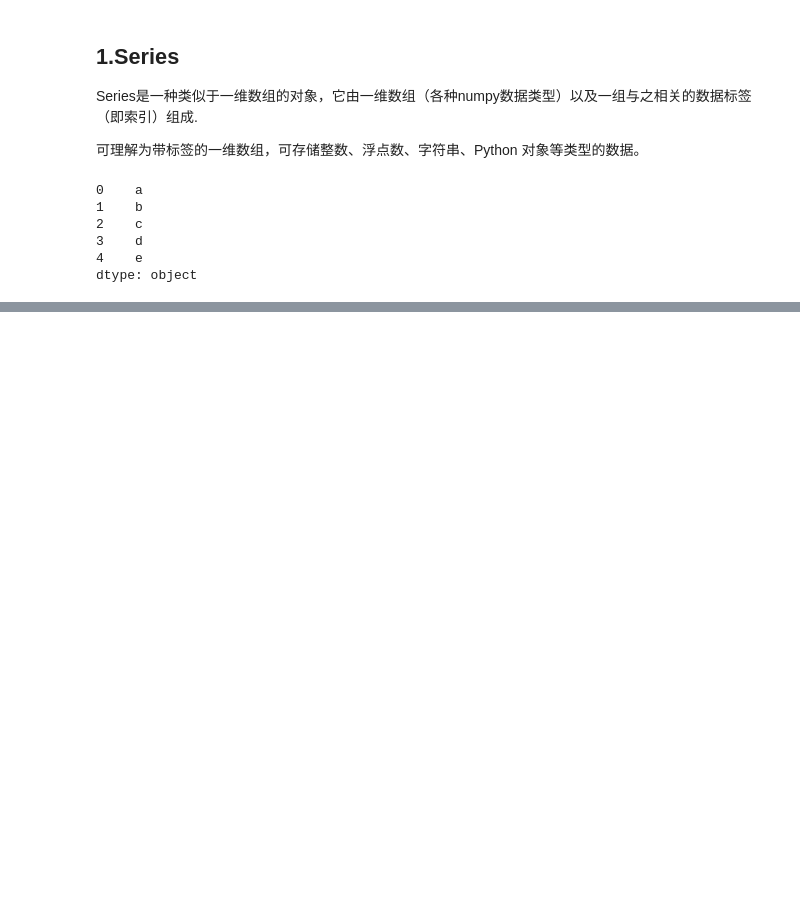
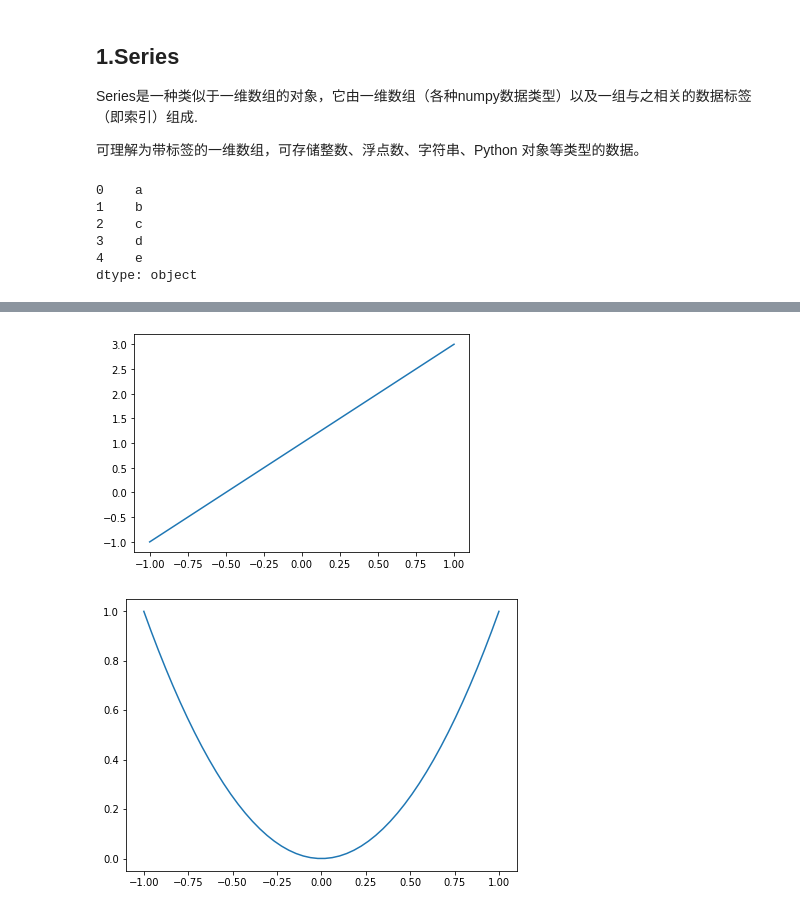
Before and after one commit to CCP101/2022NLP_Course, a Jupyter notebook: MLP/1.ipynb, the cells around one changed output, grey strips where cells are left out. Saved outputs shown, nothing was run; the diff lists cells and outputs as text; code cells hidden in the pictures; blank space fills up the shorter version.

```diff
--- a/MLP/1.ipynb
+++ b/MLP/1.ipynb
@@ -190,0 +523,18 @@ print(s)
+# %%
+import matplotlib.pyplot as plt
+import numpy as np
+
+x = np.linspace(-1,1,50) #等差数列
+y1 = 2*x + 1
+y2 = x**2
+
+plt.figure()
+plt.plot(x,y1)
+
+plt.figure(figsize=(7,5))
+plt.plot(x,y2)
+
+plt.show()
+# %% [output]
+[figure, added]
+[figure, added]
```
Also changed, not shown: parts of 27 cells of this notebook.
